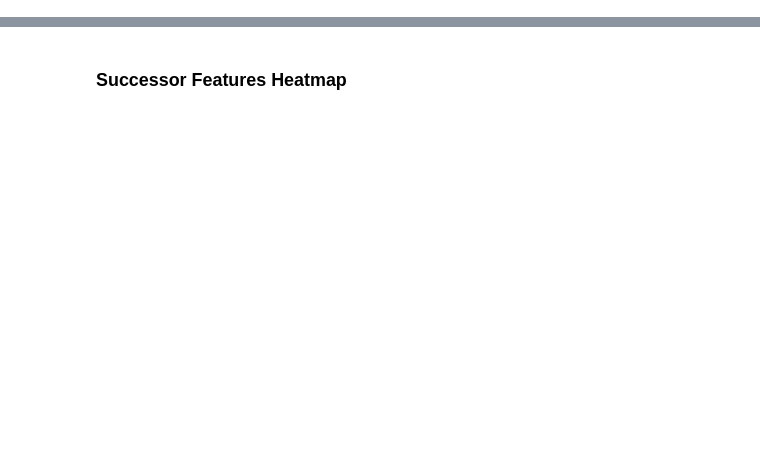
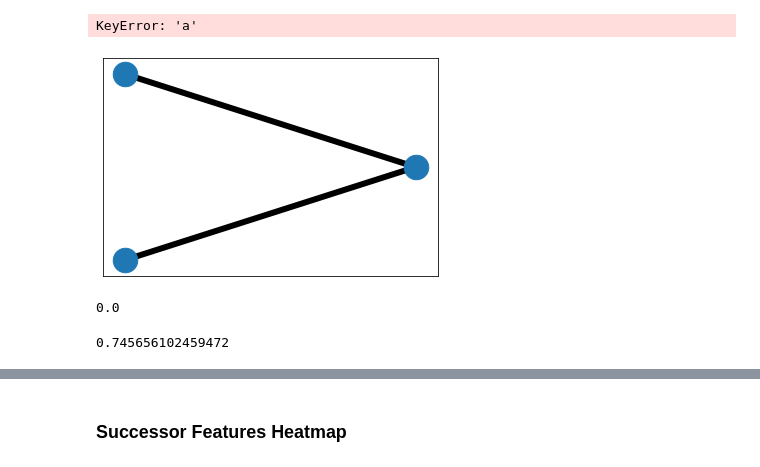
Before and after one commit to 2016choang/sfl, a Jupyter notebook: playground/new-envs.ipynb, the cells around one changed output, grey strips where cells are left out. Cells and saved outputs as stored; diff of their text form; code cells hidden in the pictures; blank space fills up the shorter version.

```diff
--- a/playground/new-envs.ipynb
+++ b/playground/new-envs.ipynb
@@ -29,2 +68,36 @@ A  = A / torch.norm(A, p=2, dim=1, keepdim=True)
+# %%
+G = nx.Graph()
+
+G.add_edge('a', 'b', weight=0.6)
+G.add_edge('a', 'c', weight=0.2)
+G.add_edge('c', 'd', weight=0.1)
+G.add_edge('c', 'e', weight=0.7)
+G.add_edge('c', 'f', weight=0.9)
+G.add_edge('a', 'd', weight=0.3)
+
+
+pos = nx.circular_layout(G)  # positions for all nodes
+
+# nodes
+nx.draw_networkx_nodes(G, pos, node_size=600)
+
+# edges
+nx.draw_networkx_edges(G, pos, edgelist=G.edges,
+                       width=6)
+
+# labels
+names = {'a': '1, 1',
+         'b': '2, 3',
+         'c': '3, 4',
+         'd': '23, 23'}
+
+labels=nx.get_edge_attributes(G, 'weight')
+nx.draw_networkx_labels(G, pos, font_size=8, font_family='sans-serif', labels=names)
+nx.draw_networkx_edge_labels(G, pos, font_size=10, font_family='sans-serif', edge_labels=labels)
+plt.axis('off')
+plt.savefig("test.png", dpi=1000)
+# %% [output]
+KeyError: 'a'
+[figure, added]
 # %%
 A = np.random.randn(5, 3)
@@ -30,0 +108,8 @@ A = np.random.randn(5, 3)
+# %%
+entropy([0, 0, 1], base=2)
+# %% [output]
+0.0
+# %%
+A[0, 0]
+# %% [output]
+0.745656102459472
```
Also changed, not shown: parts of 35 cells of this notebook, 8 other files.
